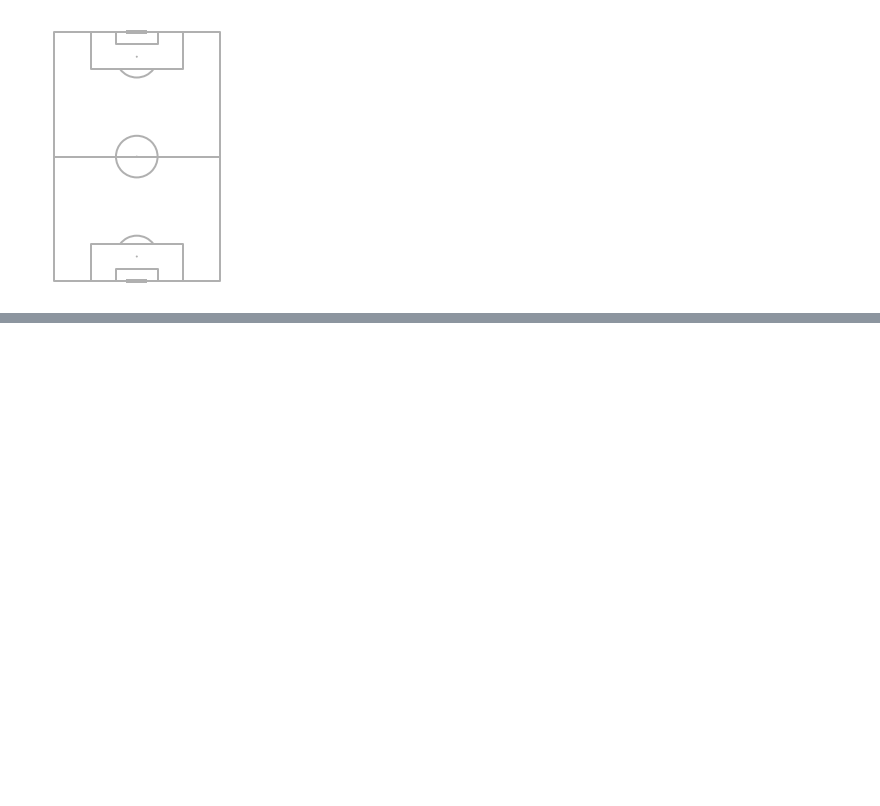
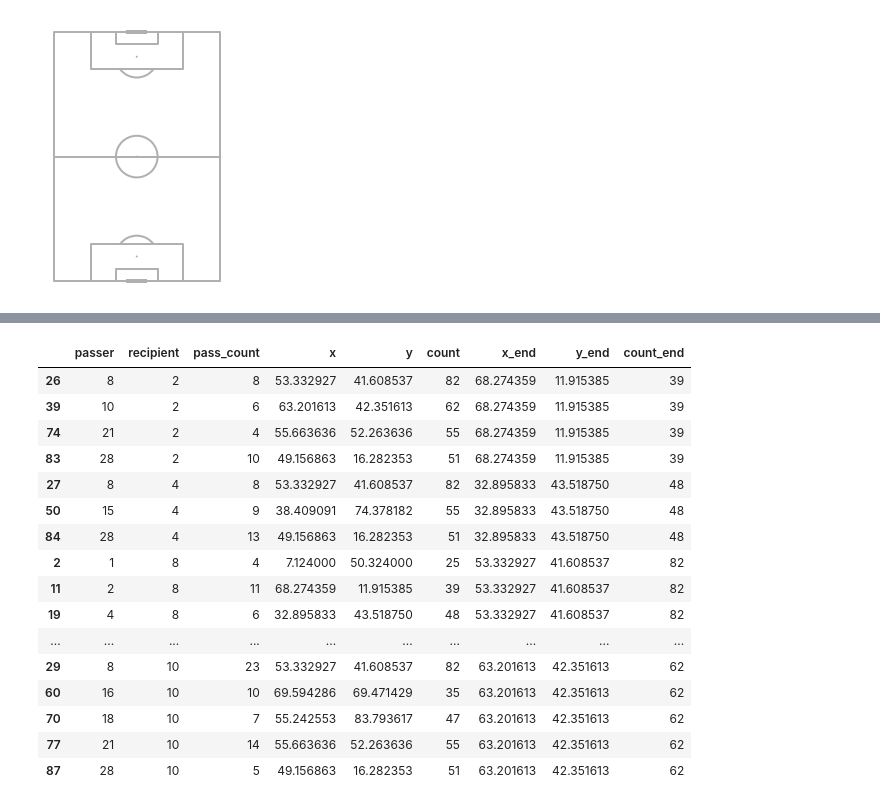
Before and after one commit to WillKjStore/Datacamp-Lessons, a Jupyter notebook: mpl soccer tutorial.ipynb, the cells around one changed output, grey strips where cells are left out. Drawn from its saved outputs; the diff is of its cells as text; code cells hidden in the pictures; blank space fills up the shorter version.

```diff
--- a/mpl soccer tutorial.ipynb
+++ b/mpl soccer tutorial.ipynb
@@ -57,0 +131,3 @@ import pandas as pd
+# %%
+successful[['passer', 'recipient']] = successful[['passer', 'recipient']].astype('Int64')
+successful.head()
@@ -57,0 +198,22 @@ import pandas as pd
+# %%
+pass_btw = pass_between[pass_between['pass_count']>3]
+
+pass_btw
+# %% [output]
+|  | passer | recipient | pass_count | x | y | count | x_end | y_end | count_end |
+| 26 | 8 | 2 | 8 | 53.332927 | 41.608537 | 82 | 68.274359 | 11.915385 | 39 |
+| 39 | 10 | 2 | 6 | 63.201613 | 42.351613 | 62 | 68.274359 | 11.915385 | 39 |
+| 74 | 21 | 2 | 4 | 55.663636 | 52.263636 | 55 | 68.274359 | 11.915385 | 39 |
+| 83 | 28 | 2 | 10 | 49.156863 | 16.282353 | 51 | 68.274359 | 11.915385 | 39 |
+| 27 | 8 | 4 | 8 | 53.332927 | 41.608537 | 82 | 32.895833 | 43.518750 | 48 |
+| 50 | 15 | 4 | 9 | 38.409091 | 74.378182 | 55 | 32.895833 | 43.518750 | 48 |
+| 84 | 28 | 4 | 13 | 49.156863 | 16.282353 | 51 | 32.895833 | 43.518750 | 48 |
+| 2 | 1 | 8 | 4 | 7.124000 | 50.324000 | 25 | 53.332927 | 41.608537 | 82 |
+| 11 | 2 | 8 | 11 | 68.274359 | 11.915385 | 39 | 53.332927 | 41.608537 | 82 |
+| 19 | 4 | 8 | 6 | 32.895833 | 43.518750 | 48 | 53.332927 | 41.608537 | 82 |
+| ... | ... | ... | ... | ... | ... | ... | ... | ... | ... |
+| 29 | 8 | 10 | 23 | 53.332927 | 41.608537 | 82 | 63.201613 | 42.351613 | 62 |
+| 60 | 16 | 10 | 10 | 69.594286 | 69.471429 | 35 | 63.201613 | 42.351613 | 62 |
+| 70 | 18 | 10 | 7 | 55.242553 | 83.793617 | 47 | 63.201613 | 42.351613 | 62 |
+| 77 | 21 | 10 | 14 | 55.663636 | 52.263636 | 55 | 63.201613 | 42.351613 | 62 |
+| 87 | 28 | 10 | 5 | 49.156863 | 16.282353 | 51 | 63.201613 | 42.351613 | 62 |
```
Also changed, not shown: parts of 21 cells of this notebook.
